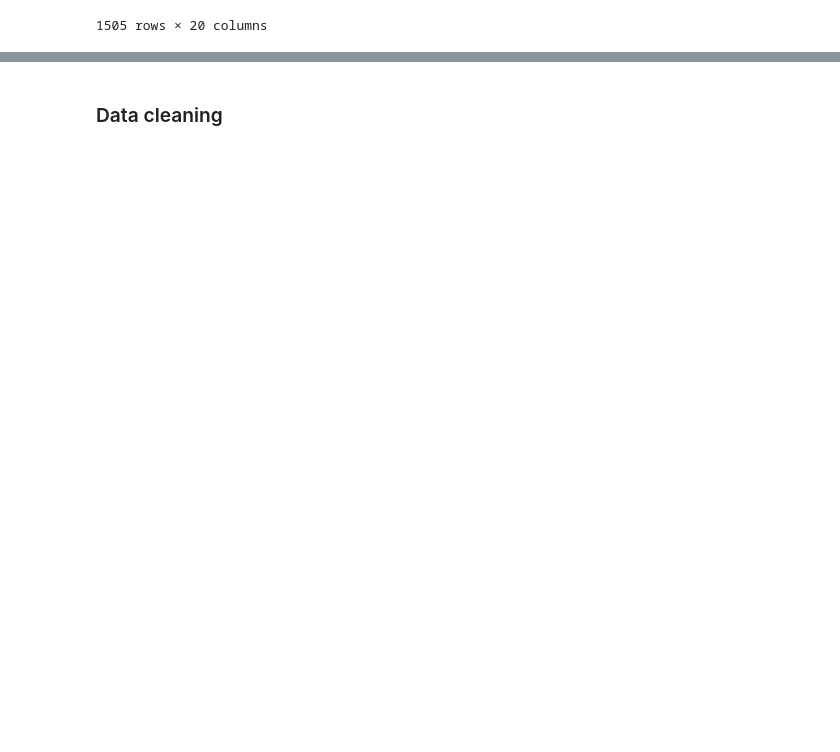
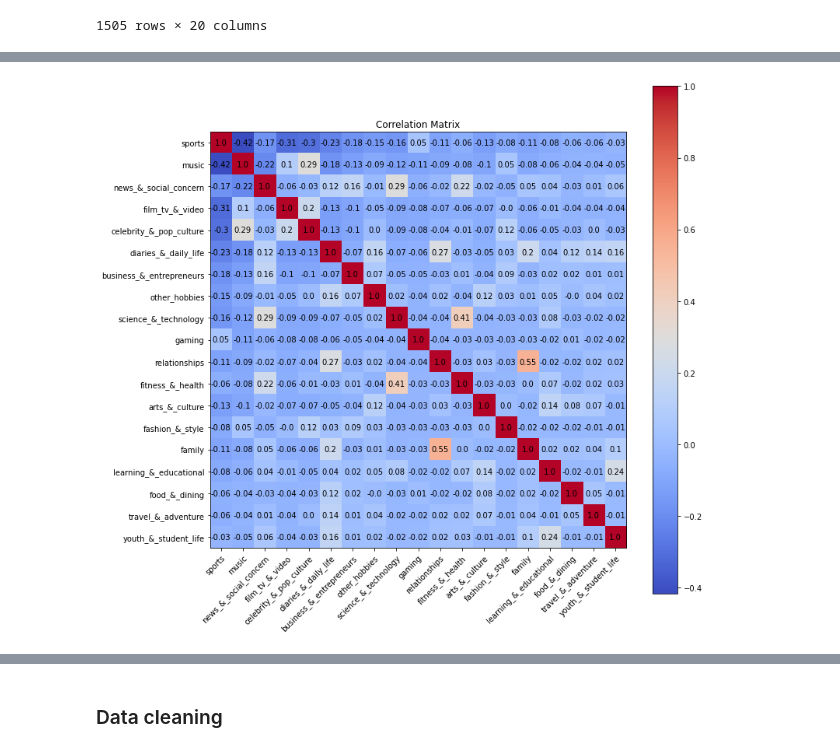
Before and after one commit to BrouthenKamel/Text-Classification, a Jupyter notebook: Text_Classification.ipynb, the cells around one changed output, grey strips where cells are left out. Cells and saved outputs as stored; diff of their text form; code cells hidden in the pictures; blank space fills up the shorter version.

```diff
--- a/Text_Classification.ipynb
+++ b/Text_Classification.ipynb
@@ -10,9 +10,10 @@ import matplotlib.pyplot as plt
 ### Loading the dataset
 # %%
 data_url = "https://drive.google.com/file/d/1YByxDNQoDFbLIwNtA9nEEDfG7fFB4zjT/view?usp=share_link"
+download_link = "https://drive.google.com/uc?export=download&id=1YByxDNQoDFbLIwNtA9nEEDfG7fFB4zjT"
 data_path = "/content/text_topics.csv"
 # %%
-data = pd.read_csv(data_path)
+data = pd.read_csv(download_link)
 # %% [markdown]
 ### Discovering the dataset
 # %%
@@ -191,0 +231,27 @@ dataset
+# %%
+corr_matrix = dataset.corr()
+
+fig, ax = plt.subplots(figsize=(12,12))
+im = ax.imshow(corr_matrix, cmap='coolwarm')
+
+cbar = ax.figure.colorbar(im, ax=ax)
+
+ticks = np.arange(len(corr_matrix.columns))
+ax.set_xticks(ticks)
+ax.set_yticks(ticks)
+ax.set_xticklabels(corr_matrix.columns)
+ax.set_yticklabels(corr_matrix.columns)
+
+plt.setp(ax.get_xticklabels(), rotation=45, ha="right",
+         rotation_mode="anchor")
+
+for i in range(len(corr_matrix.columns)):
+    for j in range(len(corr_matrix.columns)):
+        text = ax.text(j, i, np.round(corr_matrix.iloc[i, j], decimals=2),
+                       ha="center", va="center", color="black")
+
+ax.set_title("Correlation Matrix")
+
+plt.show()
+# %% [output]
+[figure, added]
```
Also changed, not shown: parts of 77 cells of this notebook.
